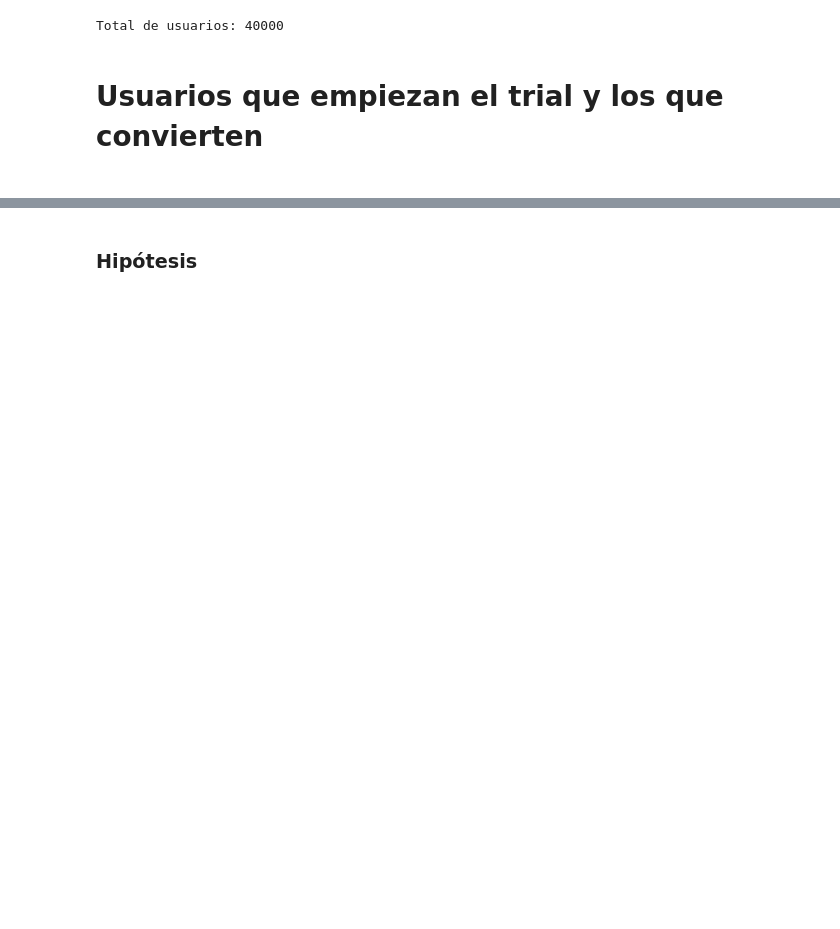
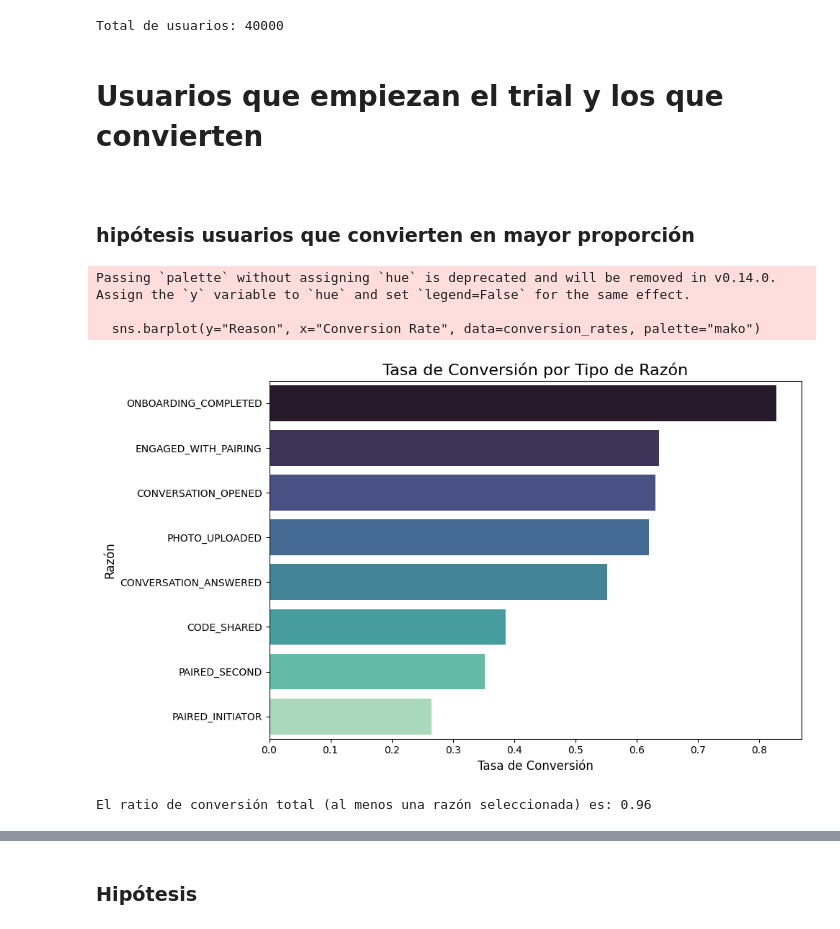
Before and after one commit to NaiSaratxaga/EDA_user-conversion-analysis, a Jupyter notebook: Notebooks/EDA_user_conversion_analysis.ipynb, the cells around one changed output, grey strips where cells are left out. Saved outputs shown, nothing was run; the diff lists cells and outputs as text; code cells hidden in the pictures; blank space fills up the shorter version.

```diff
--- a/Notebooks/EDA_user_conversion_analysis.ipynb
+++ b/Notebooks/EDA_user_conversion_analysis.ipynb
@@ -162,3 +162,46 @@ Total de usuarios: 40000
 # %% [markdown]
 # Usuarios que empiezan el trial y los que convierten
 #
+# %% [markdown]
+### hipótesis usuarios que convierten en mayor proporción
+# %%
+# Lista de columnas con razones
+reason_cols = [
+    "PAIRED_INITIATOR",
+    "PAIRED_SECOND",
+    "PHOTO_UPLOADED",
+    "CONVERSATION_ANSWERED",
+    "ONBOARDING_COMPLETED",
+    "CODE_SHARED",
+    "CONVERSATION_OPENED",
+    "ENGAGED_WITH_PAIRING"
+]
+
+### Ratio de conversión
+
+# Calcular la tasa de conversión para cada razón
+conversion_rates = df[reason_cols].mean().reset_index()
+conversion_rates.columns = ["Reason", "Conversion Rate"]
+
+# Ordenar las razones por la tasa de conversión de mayor a menor
+conversion_rates = conversion_rates.sort_values(by="Conversion Rate", ascending=False)
+
+# Graficar las tasas de conversión
+plt.figure(figsize=(10, 6))
+sns.barplot(y="Reason", x="Conversion Rate", data=conversion_rates, palette="mako")
+plt.title("Tasa de Conversión por Tipo de Razón", fontsize=16)
+plt.xlabel("Tasa de Conversión", fontsize=12)
+plt.ylabel("Razón", fontsize=12)
+plt.tight_layout()
+plt.show()
+
+# Calcular el ratio de conversión total: usuarios que seleccionaron al menos una razón
+total_conversion = (df[reason_cols].sum(axis=1) > 0).mean()
+
+print(f"El ratio de conversión total (al menos una razón seleccionada) es: {total_conversion:.2f}")
+# %% [output]
+Passing `palette` without assigning `hue` is deprecated and will be removed in v0.14.0. Assign the `y` variable to `hue` and set `legend=False` for the same effect.
+
+  sns.barplot(y="Reason", x="Conversion Rate", data=conversion_rates, palette="mako")
+[figure, added]
+El ratio de conversión total (al menos una razón seleccionada) es: 0.96
```
Also changed, not shown: parts of 17 cells of this notebook, 1 other file.
